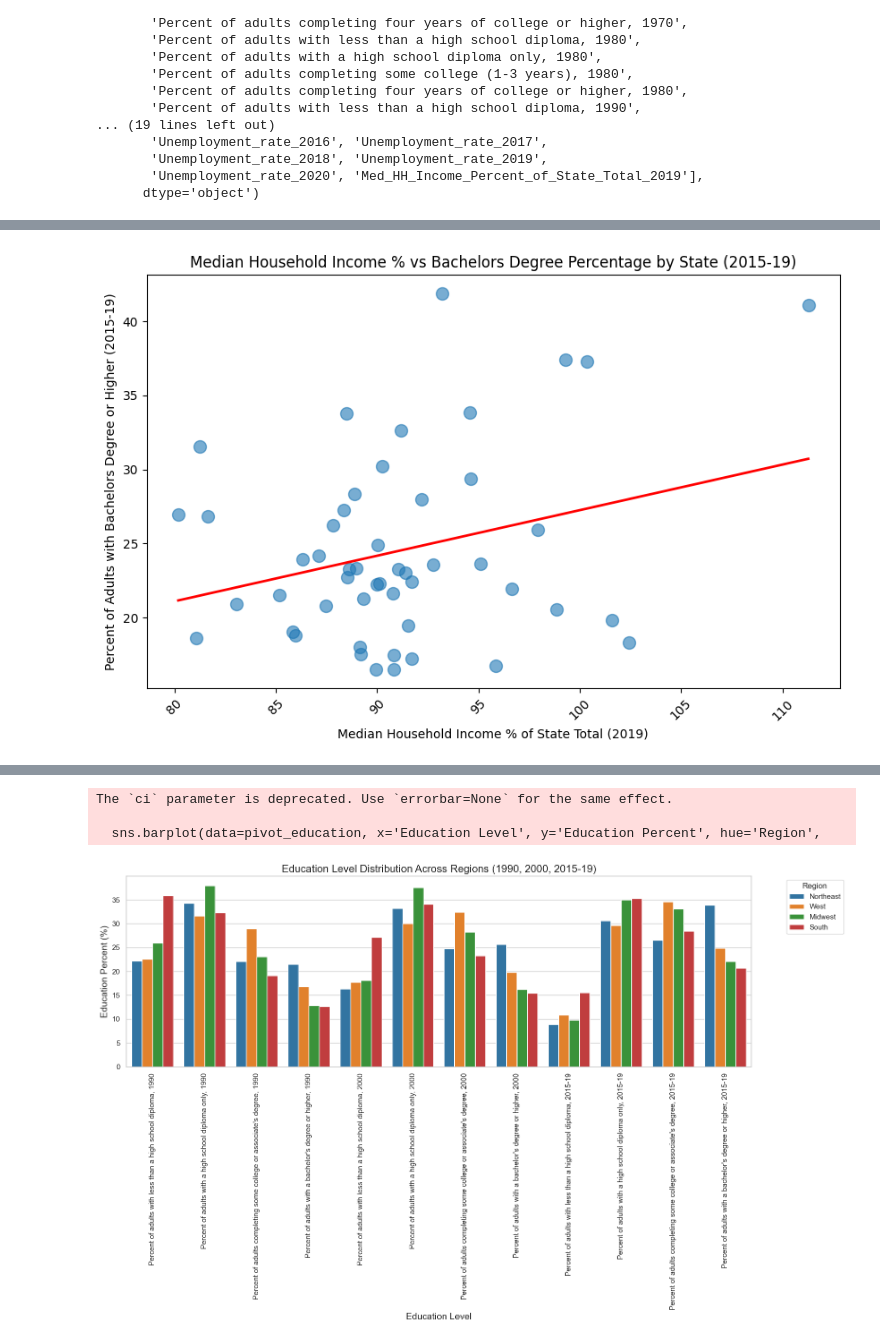
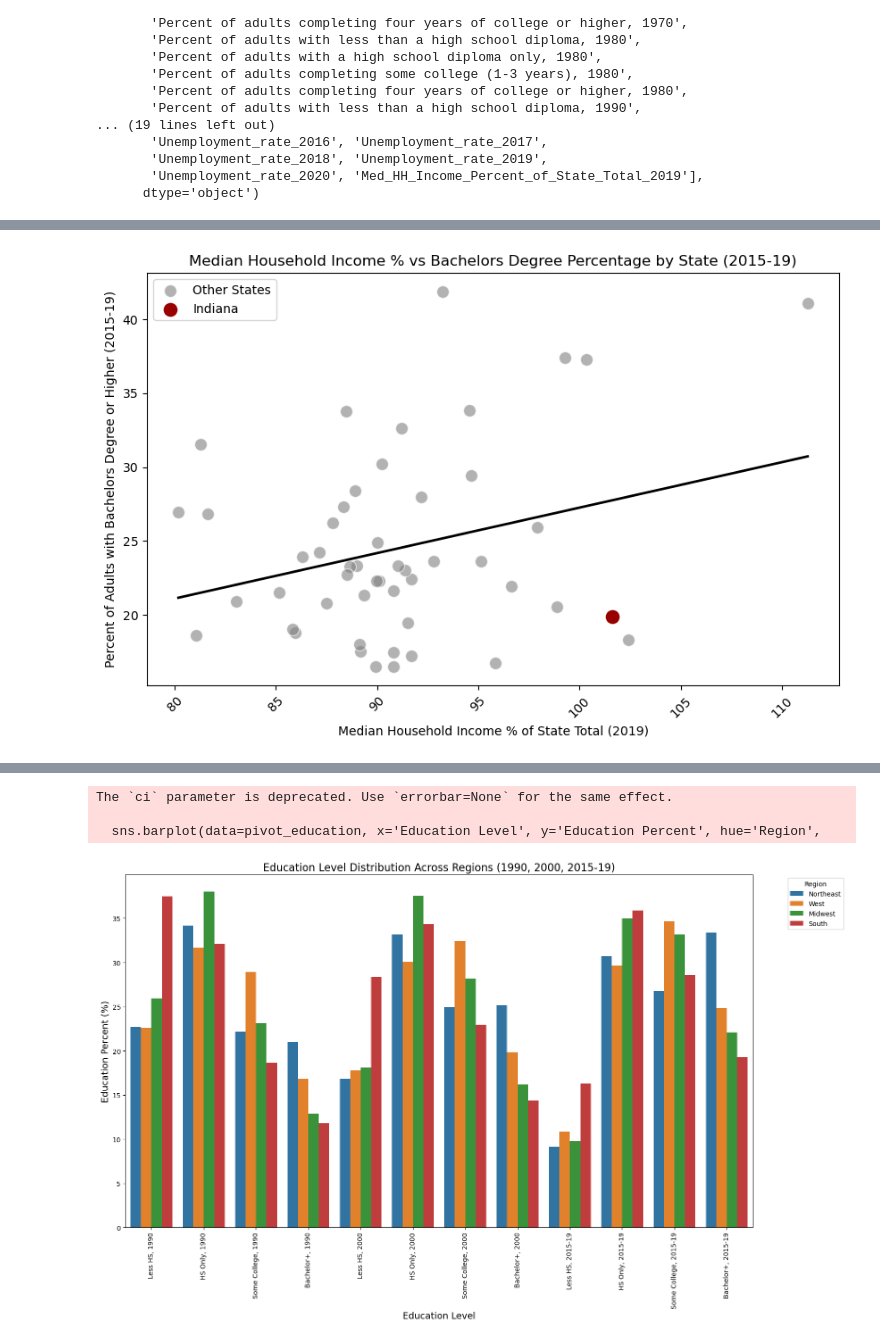
Before and after one commit to AbhiAnna/176project, a Jupyter notebook: 176PROJECT.ipynb, the cells around one changed output, grey strips where cells are left out. Drawn from its saved outputs; the diff is of its cells as text; code cells hidden in the pictures.

```diff
--- a/176PROJECT.ipynb
+++ b/176PROJECT.ipynb
@@ -202,26 +207,40 @@ plt.show()
 import matplotlib.pyplot as plt
 import seaborn as sns
 
-# Plot Median Household Income Percentage vs Education Level (e.g., Bachelors Degree)
+# Define Indiana's data point
+indiana_data = df_merged_sorted[
+    df_merged_sorted['State'] == 'Indiana'
+]
+
+# Plot Median Household Income Percentage vs Education Level
 plt.figure(figsize=(10, 6))
 
-# Scatter plot with regression line
+# Scatter plot for all points
+sns.scatterplot(data=df_merged_sorted,
+                x='Med_HH_Income_Percent_of_State_Total_2019',
+                y="Percent of adults with a bachelor's degree or higher, 2015-19",
+                s=100, alpha=0.6, color='gray', label="Other States")
+
+# Highlight Indiana in a different color
+sns.scatterplot(data=indiana_data,
+                x='Med_HH_Income_Percent_of_State_Total_2019',
+                y="Percent of adults with a bachelor's degree or higher, 2015-19",
+                s=150, color='#990000', label="Indiana")
+
+# Add regression line
 sns.regplot(data=df_merged_sorted,
             x='Med_HH_Income_Percent_of_State_Total_2019',
             y="Percent of adults with a bachelor's degree or higher, 2015-19",
-            scatter_kws={'s': 100, 'alpha': 0.6},  # Customize scatter plot points
-            line_kws={'color': 'red', 'lw': 2},  # Customize regression line
-            ci=None,  # Turn off the confidence interval shading
-            marker='o',  # Set the marker style
-            scatter=True)  # Ensure scatter points are shown
+            scatter=False, line_kws={'color': 'black', 'lw': 2}, ci=None)
 
 plt.title('Median Household Income % vs Bachelors Degree Percentage by State (2015-19)')
 plt.xlabel('Median Household Income % of State Total (2019)')
 plt.ylabel('Percent of Adults with Bachelors Degree or Higher (2015-19)')
 plt.xticks(rotation=45)
+plt.legend()
 plt.show()
 # %% [output]
-[figure, old version]
+[figure, new version]
 # %%
 # Filter the data for Indiana (GeoName = 'Indiana')
 indiana_data_2000 = df_merged_sorted[df_merged_sorted['GeoName'] == 'Indiana'][[
@@ -261,6 +280,24 @@ plt.show()
 # %% [output]
 [figure]
 # %%
+# Define region mapping for states (This is an example, you can adjust as needed)
+region_mapping = {
+    'Alabama': 'South', 'Alaska': 'West', 'Arizona': 'West', 'Arkansas': 'South',
+    'California': 'West', 'Colorado': 'West', 'Connecticut': 'Northeast', 'Delaware': 'Northeast',
+    'Florida': 'South', 'Georgia': 'South', 'Hawaii': 'West', 'Idaho': 'West',
+    'Illinois': 'Midwest', 'Indiana': 'Midwest', 'Iowa': 'Midwest', 'Kansas': 'Midwest',
+    'Kentucky': 'South', 'Louisiana': 'South', 'Maine': 'Northeast', 'Maryland': 'Northeast',
+    'Massachusetts': 'Northeast', 'Michigan': 'Midwest', 'Minnesota': 'Midwest', 'Mississippi': 'South',
+    'Missouri': 'Midwest', 'Montana': 'West', 'Nebraska': 'Midwest', 'Nevada': 'West',
+    'New Hampshire': 'Northeast', 'New Jersey': 'Northeast', 'New Mexico': 'West',
+    'New York': 'Northeast', 'North Carolina': 'South', 'North Dakota': 'Midwest',
+    'Ohio': 'Midwest', 'Oklahoma': 'South', 'Oregon': 'West', 'Pennsylvania': 'Northeast',
+    'Rhode Island': 'Northeast', 'South Carolina': 'South', 'South Dakota': 'Midwest',
+    'Tennessee': 'South', 'Texas': 'South', 'Utah': 'West', 'Vermont': 'Northeast',
+    'Virginia': 'South', 'Washington': 'West', 'West Virginia': 'South', 'Wisconsin': 'Midwest',
+    'Wyoming': 'West'
+}
+
 # Filter the education columns to include only data from 1990, 2000, and 2015-19
 education_columns_selected = [
     'Percent of adults with less than a high school diploma, 1990',
@@ -282,33 +319,51 @@ pivot_education = df_merged_sorted[['GeoName', 'State'] + education_columns_sele
 pivot_education = pivot_education.set_index(['GeoName', 'State']).stack().reset_index(name='Education Percent')
 
 # Update column names
 pivot_education.columns = ['GeoName', 'State', 'Education Level', 'Education Percent']
 
 # Map each state to its region
 pivot_education['Region'] = pivot_education['State'].map(region_mapping)
 
-# Plot using regions and filtered data
+# Shorten the names for better readability
+education_level_mapping = {
+    'Percent of adults with less than a high school diploma, 1990': 'Less HS, 1990',
+    'Percent of adults with a high school diploma only, 1990': 'HS Only, 1990',
+    'Percent of adults completing some college or associate\'s degree, 1990': 'Some College, 1990',
+    'Percent of adults with a bachelor\'s degree or higher, 1990': 'Bachelor+, 1990',
+    'Percent of adults with less than a high school diploma, 2000': 'Less HS, 2000',
+    'Percent of adults with a high school diploma only, 2000': 'HS Only, 2000',
+    'Percent of adults completing some college or associate\'s degree, 2000': 'Some College, 2000',
+    'Percent of adults with a bachelor\'s degree or higher, 2000': 'Bachelor+, 2000',
+    'Percent of adults with less than a high school diploma, 2015-19': 'Less HS, 2015-19',
+    'Percent of adults with a high school diploma only, 2015-19': 'HS Only, 2015-19',
+    'Percent of adults completing some college or associate\'s degree, 2015-19': 'Some College, 2015-19',
+    'Percent of adults with a bachelor\'s degree or higher, 2015-19': 'Bachelor+, 2015-19'
+}
+
+pivot_education['Education Level'] = pivot_education['Education Level'].map(education_level_mapping)
+
+# Plot with shortened labels
 plt.figure(figsize=(16, 10))
 sns.barplot(data=pivot_education, x='Education Level', y='Education Percent', hue='Region',
             palette='tab10', ci=None)
 
 # Rotate the x-axis labels for readability
 plt.xticks(rotation=90)
 
 # Add titles and labels
 plt.title('Education Level Distribution Across Regions (1990, 2000, 2015-19)', fontsize=16)
 plt.xlabel('Education Level', fontsize=14)
 plt.ylabel('Education Percent (%)', fontsize=14)
 
 # Adjust legend placement
 plt.legend(title='Region', bbox_to_anchor=(1.05, 1), loc='upper left')
 
 # Display the plot
 plt.tight_layout()
 plt.show()
 # %% [output]
 The `ci` parameter is deprecated. Use `errorbar=None` for the same effect.
 
   sns.barplot(data=pivot_education, x='Education Level', y='Education Percent', hue='Region',
-[figure, old version]
+[figure, new version]
 # %%
```
Also changed, not shown: parts of 2 cells of this notebook.
